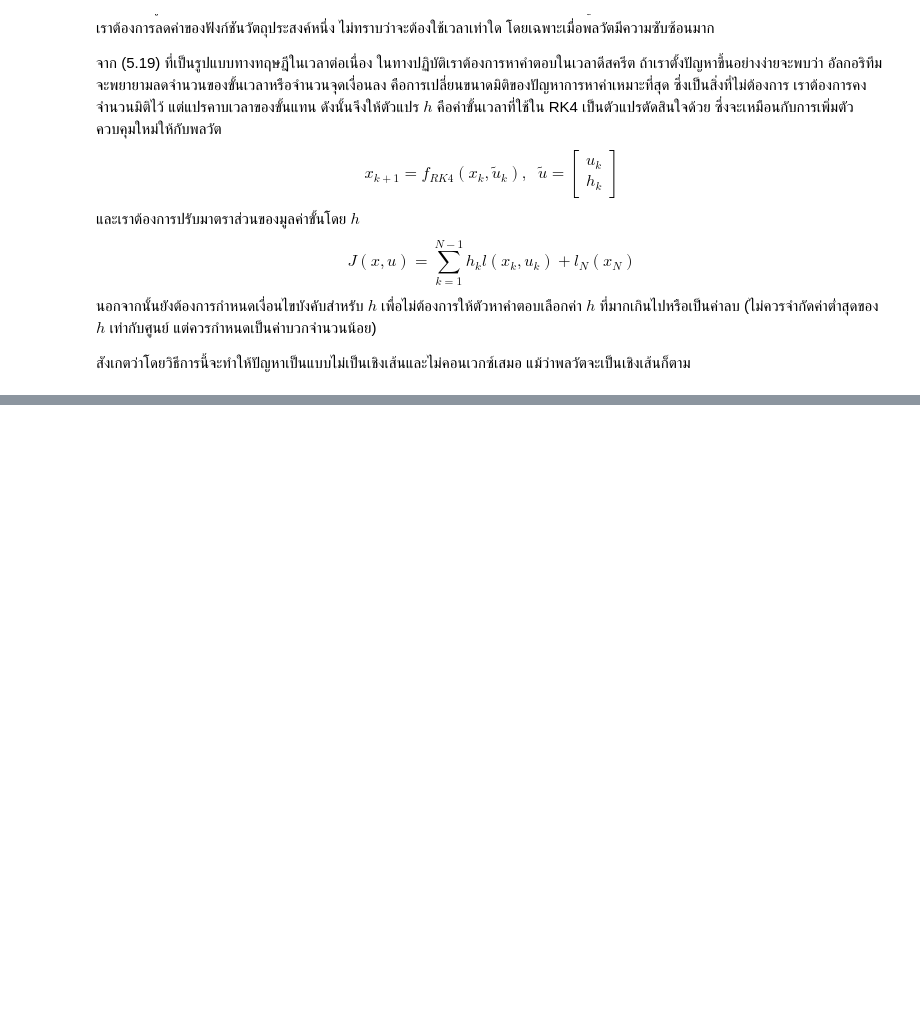
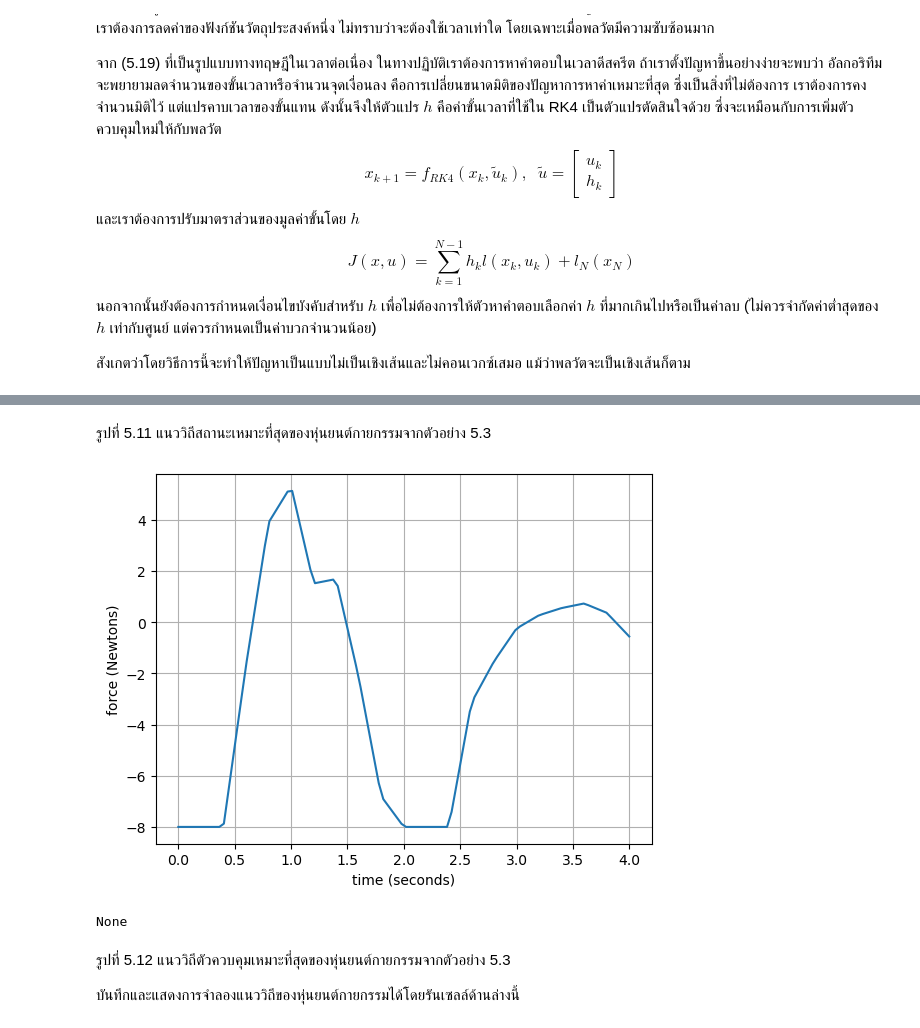
Before and after one commit to dewdotninja/ocrl, a Jupyter notebook: doc/notebooks/chapter5.ipynb, the cells around one changed output, grey strips where cells are left out. Saved outputs shown, nothing was run; the diff lists cells and outputs as text; code cells hidden in the pictures; blank space fills up the shorter version.

```diff
--- a/doc/notebooks/chapter5.ipynb
+++ b/doc/notebooks/chapter5.ipynb
@@ -1574,0 +1707,16 @@ $$
+# %% [markdown]
+รูปที่ 5.11 แนววิถีสถานะเหมาะที่สุดของหุ่นยนต์กายกรรมจากตัวอย่าง 5.3
+# %%
+plt.figure()
+plt.plot(times, u_values.T)
+plt.xlabel("time (seconds)")
+plt.ylabel("force (Newtons)")
+plt.grid(True)
+display(plt.show())
+# %% [output]
+[figure, added]
+None
+# %% [markdown]
+รูปที่ 5.12 แนววิถีตัวควบคุมเหมาะที่สุดของหุ่นยนต์กายกรรมจากตัวอย่าง 5.3
+
+บันทึกและแสดงการจำลองแนววิถีของหุ่นยนต์กายกรรมได้โดยรันเซลล์ด้านล่างนี้
```
Also changed, not shown: parts of 33 cells of this notebook.
